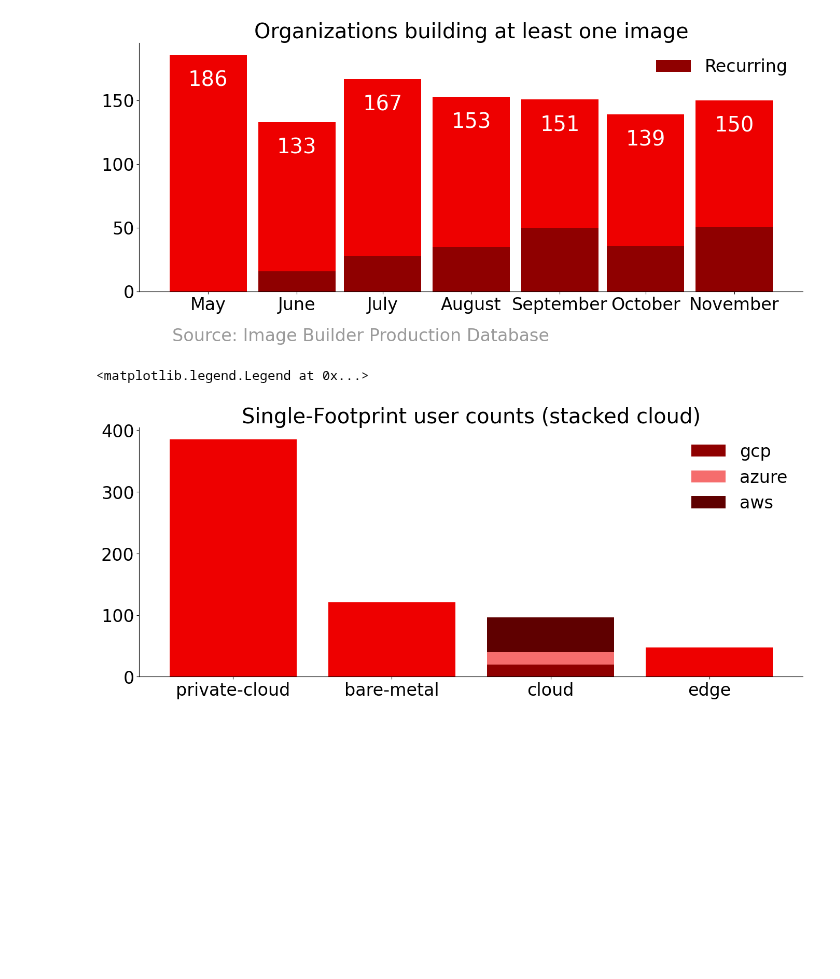
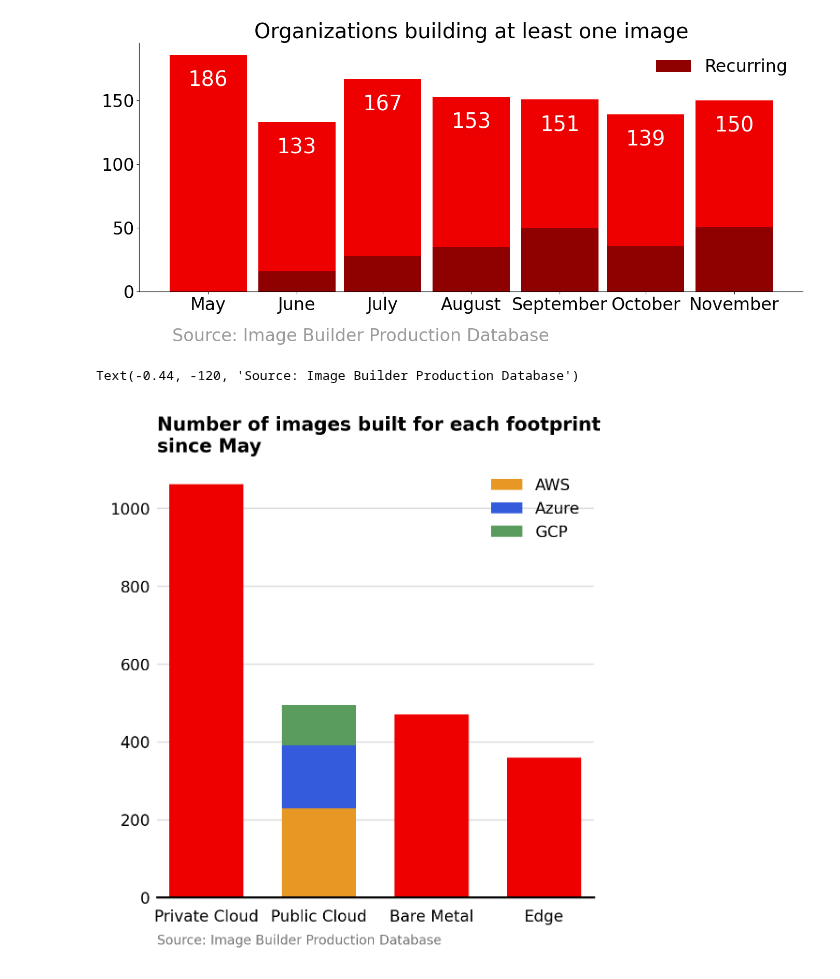
Before and after one commit to osbuild/metrics, a Jupyter notebook: notebooks/Report.ipynb, the cells around one changed output. Drawn from its saved outputs; the diff is of its cells as text; code cells hidden in the pictures; blank space fills up the shorter version.

Commit message:
notebooks/Report: update footprint breakdown plot style
The footprint breakdown figure's style (colours, title, caption) is now
the same as it was in the October report.

Co-Authored-By: Lars Karlitski <lars@karlitski.net>

```diff
--- a/notebooks/Report.ipynb
+++ b/notebooks/Report.ipynb
@@ -73,38 +73,74 @@ ib.plot.monthly_users_stacked(builds, new_users_ax)
 # %% [output]
 [figure]
 # %%
+matplotlib.rcParams["figure.dpi"] = 300
+matplotlib.rcParams["font.size"] = 8
+
 # distribution of single-footprint users (stacked cloud)
 # it's a little hacky, but that's okay for this notebook
-fig = plt.figure()
-ax = plt.axes([0, 0, 2, 1])
+fig, ax = plt.subplots(figsize=(4, 4))
+
+ax.grid(axis="y", color="#dddddd")
+ax.spines["left"].set_visible(False)
+ax.spines["bottom"].set(linewidth=1.1)
+ax.xaxis.set_tick_params(size=0, pad=6)
+ax.yaxis.set_tick_params(size=0)
+ax.set_axisbelow(True)
+ax.set_title("Number of images built for each footprint\nsince May", loc="left", fontweight="bold")
+
+bar_width = 0.66
 
 sfp_users = ib.metrics.single_footprint_users(builds)
 fp_counts = sfp_users["footprint"].value_counts()
 # ax.bar(fp_counts.index, fp_counts.values)
 
+footprints = ib.metrics.footprints(builds)
+fp_counts = footprints["footprint"].value_counts()
+
 bottom = 0
-clouds = {"aws", "azure", "gcp"}
+clouds = ["aws", "azure", "gcp"]
 cloud_sum = sum(v if k in clouds else 0 for k, v in fp_counts.items())
 
 cloud_grouped_feet = fp_counts.copy()
 cloud_grouped_feet["cloud"] = cloud_sum
 for cloud in clouds:
     del cloud_grouped_feet[cloud]
 
+names = {
+    "private-cloud": "Private Cloud",
+    "cloud": "Public Cloud",
+    "bare-metal": "Bare Metal",
+    "edge": "Edge"
+}
+
 cloud_grouped_feet.sort_values(ascending=False, inplace=True)
-ax.bar(cloud_grouped_feet.index, cloud_grouped_feet.values)  # plot with grouped cloud to get them in order (sorted)
-for ft in cloud_grouped_feet.items():
-    if ft[0] == "cloud":
-        continue
+ax.bar([names[i] for i in cloud_grouped_feet.index], cloud_grouped_feet.values, width=bar_width)  # plot with grouped cloud to get them in order (sorted)
+# for ft in cloud_grouped_feet.items():
+#    if ft[0] == "cloud":
+#        continue
 
+public_clouds = {
+    "aws": "AWS",
+    "azure": "Azure",
+    "gcp": "GCP"
+}
+
+colors = {
+    "aws": "#E79824",
+    "azure": "#345BDB",
+    "gcp": "#599C5D"
+}
 # # draw over cloud bar with breakdown values of individual clouds
 for cld in clouds:
-    ax.bar("cloud", fp_counts[cld], bottom=bottom, label=cld)
+    bar = ax.bar(names["cloud"], fp_counts[cld], bottom=bottom, label=public_clouds.get(cld, cld), width=bar_width, color=colors[cld])
+    # ax.bar_label(bar, fp_counts, label_type="center", color="#ffffff")
     bottom += fp_counts[cld]
 
 
-ax.set_title("Single-Footprint user counts (stacked cloud)")
+ax.set_xlim(-bar_width * 2/3, len(clouds) + bar_width * 2/3)
+
 ax.legend()
+ax.text(-bar_width * 2/3, -120, "Source: Image Builder Production Database", fontsize="small", color="#777777")
 # %% [output]
-<matplotlib.legend.Legend at 0x...>
+Text(-0.44, -120, 'Source: Image Builder Production Database')
-[figure, old version]
+[figure, new version]
```
